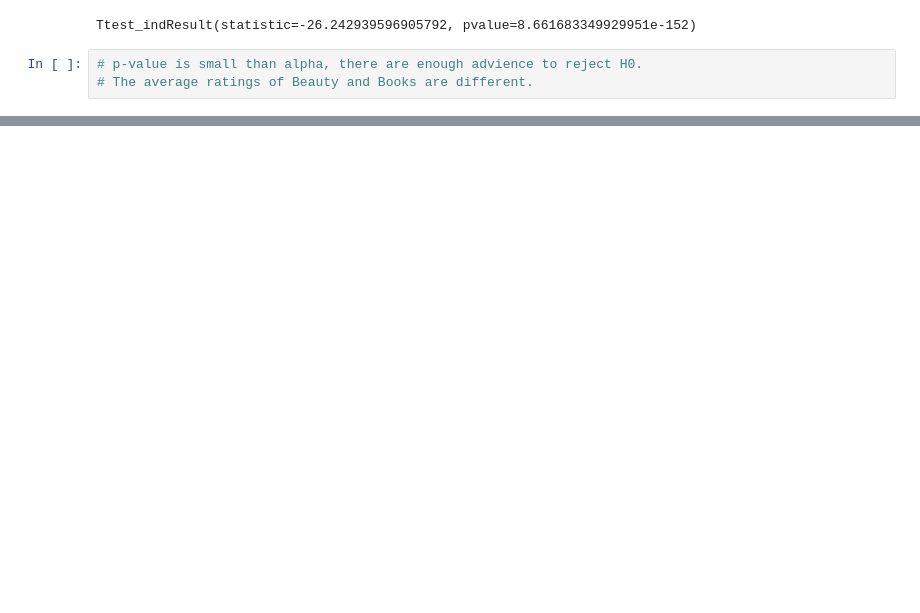
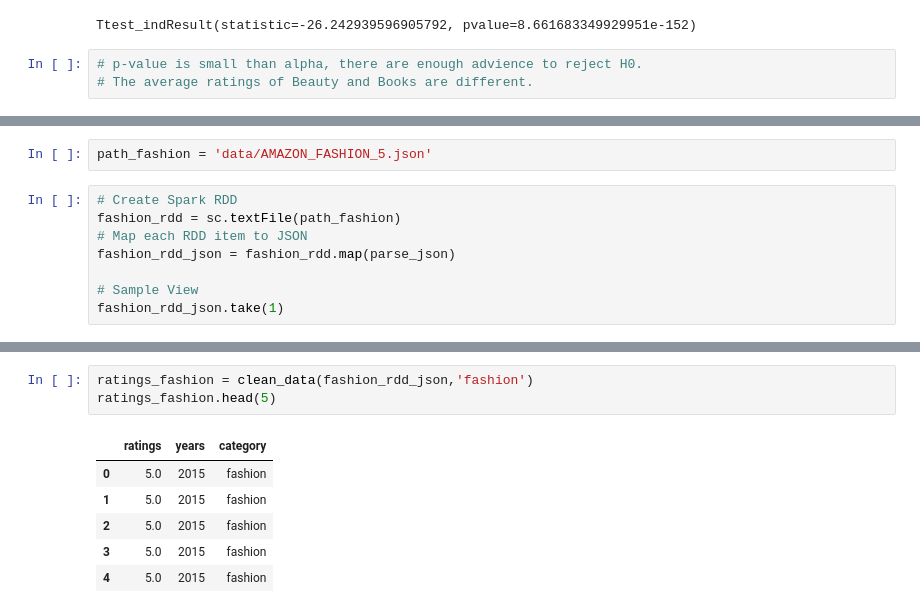
Before and after one commit to Nicole-LijuanChen/Patterns-in-Amazon-customer-ratings, a Jupyter notebook: data-cleaning.ipynb, the cells around one changed output, grey strips where cells are left out. Drawn from its saved outputs; the diff is of its cells as text; blank space fills up the shorter version.

Commit message:
add clean data funtion to script

```diff
--- a/data-cleaning.ipynb
+++ b/data-cleaning.ipynb
@@ -615,0 +651,10 @@ Ttest_indResult(statistic=-26.242939596905792, pvalue=8.661683349929951e-152)
+# %%
+path_fashion = 'data/AMAZON_FASHION_5.json'
+# %%
+# Create Spark RDD
+fashion_rdd = sc.textFile(path_fashion)
+# Map each RDD item to JSON
+fashion_rdd_json = fashion_rdd.map(parse_json)
+
+# Sample View
+fashion_rdd_json.take(1)
@@ -615,0 +672,10 @@ Ttest_indResult(statistic=-26.242939596905792, pvalue=8.661683349929951e-152)
+# %%
+ratings_fashion = clean_data(fashion_rdd_json,'fashion')
+ratings_fashion.head(5)
+# %% [output]
+|  | ratings | years | category |
+| 0 | 5.0 | 2015 | fashion |
+| 1 | 5.0 | 2015 | fashion |
+| 2 | 5.0 | 2015 | fashion |
+| 3 | 5.0 | 2015 | fashion |
+| 4 | 5.0 | 2015 | fashion |
```
Also changed, not shown: parts of 19 cells of this notebook, 1 other file.
